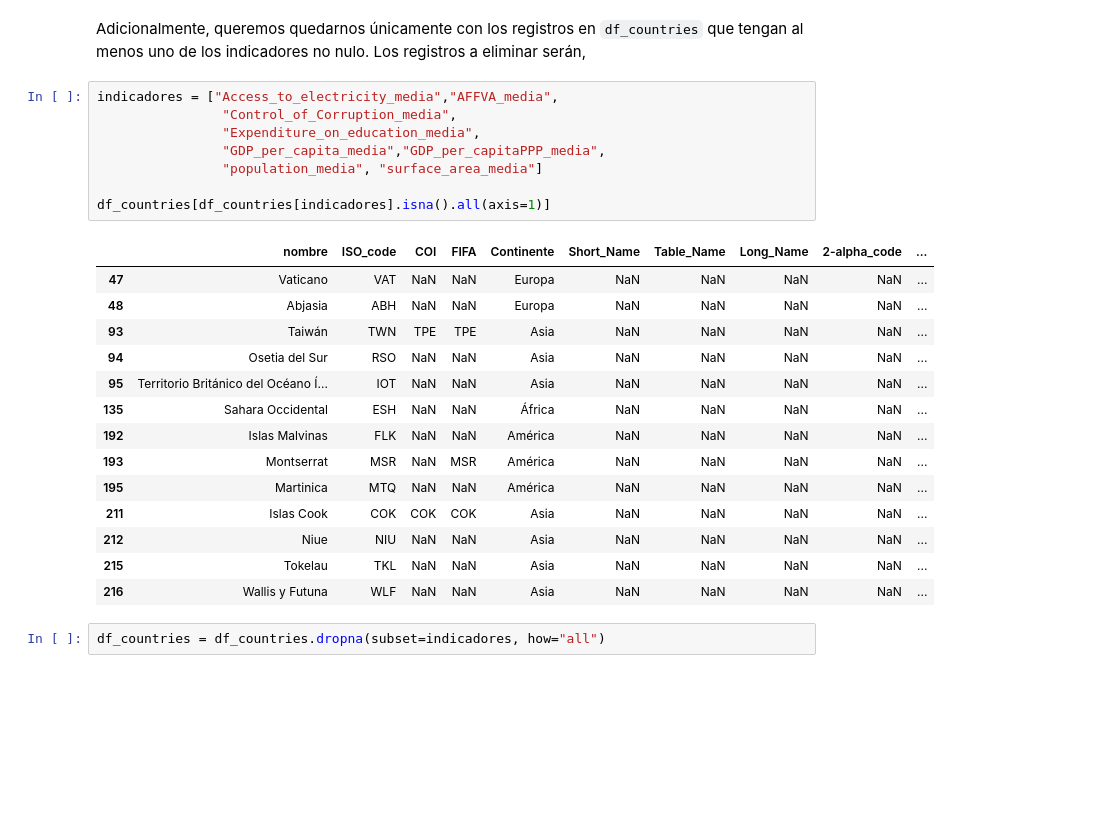
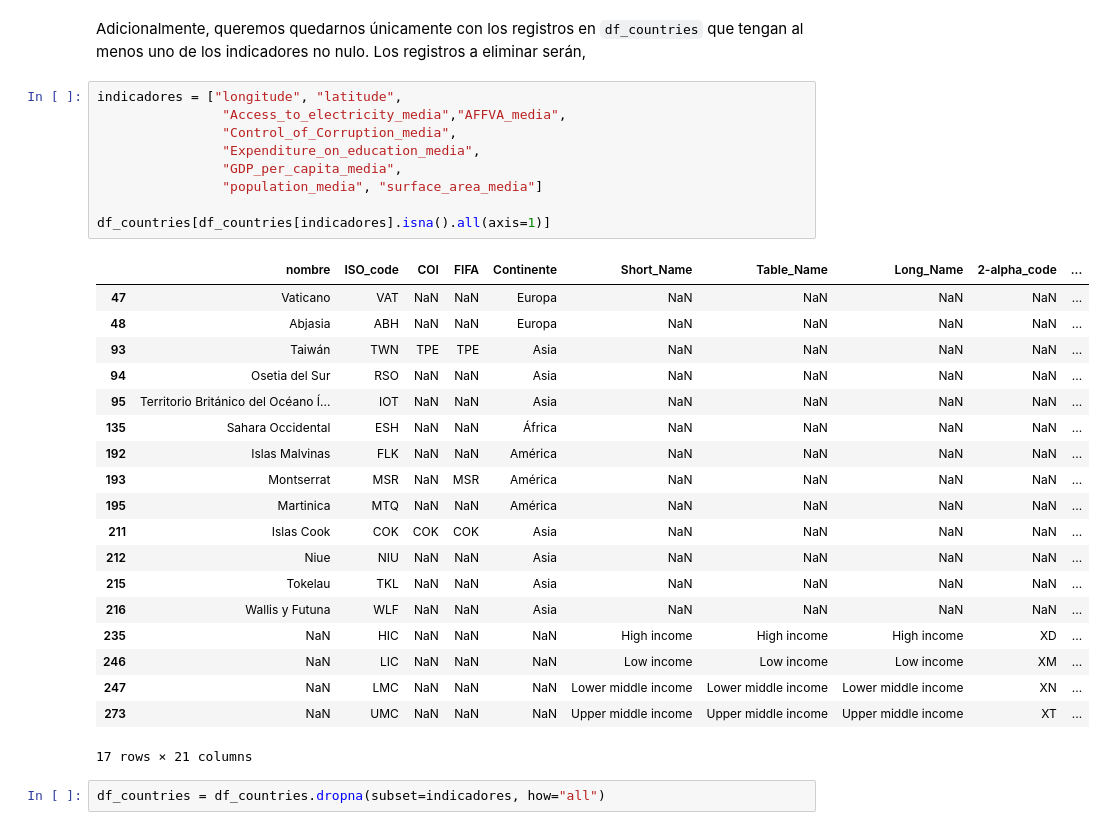
Before and after one commit to leodan52/OlympicMedalsByCountry, a Jupyter notebook: 01-Analisis_estadistico_descriptivo.ipynb, the cells around one changed output. Saved outputs shown, nothing was run; the diff lists cells and outputs as text; blank space fills up the shorter version.

```diff
--- a/01-Analisis_estadistico_descriptivo.ipynb
+++ b/01-Analisis_estadistico_descriptivo.ipynb
@@ -500,28 +502,34 @@ df_countries = df_countries.dropna(subset="ISO_code")
 # %% [markdown]
 Adicionalmente, queremos quedarnos únicamente con los registros en `df_countries` que tengan al menos uno de los indicadores no nulo. Los registros a eliminar serán,
 # %%
-indicadores = ["Access_to_electricity_media","AFFVA_media",
+indicadores = ["longitude", "latitude",
+				"Access_to_electricity_media","AFFVA_media",
 				"Control_of_Corruption_media",
 				"Expenditure_on_education_media",
-				"GDP_per_capita_media","GDP_per_capitaPPP_media",
+				"GDP_per_capita_media",
 				"population_media", "surface_area_media"]
 
 df_countries[df_countries[indicadores].isna().all(axis=1)]
 # %% [output]
 |  | nombre | ISO_code | COI | FIFA | Continente | Short_Name | Table_Name | Long_Name | 2-alpha_code | ... |
 | 47 | Vaticano | VAT | NaN | NaN | Europa | NaN | NaN | NaN | NaN | ... |
 | 48 | Abjasia | ABH | NaN | NaN | Europa | NaN | NaN | NaN | NaN | ... |
 | 93 | Taiwán | TWN | TPE | TPE | Asia | NaN | NaN | NaN | NaN | ... |
 | 94 | Osetia del Sur | RSO | NaN | NaN | Asia | NaN | NaN | NaN | NaN | ... |
 | 95 | Territorio Británico del Océano Í... | IOT | NaN | NaN | Asia | NaN | NaN | NaN | NaN | ... |
 | 135 | Sahara Occidental | ESH | NaN | NaN | África | NaN | NaN | NaN | NaN | ... |
 | 192 | Islas Malvinas | FLK | NaN | NaN | América | NaN | NaN | NaN | NaN | ... |
 | 193 | Montserrat | MSR | NaN | MSR | América | NaN | NaN | NaN | NaN | ... |
 | 195 | Martinica | MTQ | NaN | NaN | América | NaN | NaN | NaN | NaN | ... |
 | 211 | Islas Cook | COK | COK | COK | Asia | NaN | NaN | NaN | NaN | ... |
 | 212 | Niue | NIU | NaN | NaN | Asia | NaN | NaN | NaN | NaN | ... |
 | 215 | Tokelau | TKL | NaN | NaN | Asia | NaN | NaN | NaN | NaN | ... |
 | 216 | Wallis y Futuna | WLF | NaN | NaN | Asia | NaN | NaN | NaN | NaN | ... |
+| 235 | NaN | HIC | NaN | NaN | NaN | High income | High income | High income | XD | ... |
+| 246 | NaN | LIC | NaN | NaN | NaN | Low income | Low income | Low income | XM | ... |
+| 247 | NaN | LMC | NaN | NaN | NaN | Lower middle income | Lower middle income | Lower middle income | XN | ... |
+| 273 | NaN | UMC | NaN | NaN | NaN | Upper middle income | Upper middle income | Upper middle income | XT | ... |
+17 rows × 21 columns
 # %%
 df_countries = df_countries.dropna(subset=indicadores, how="all")
 # %% [markdown]
```
Also changed, not shown: parts of 7 cells of this notebook, 14 other files.
